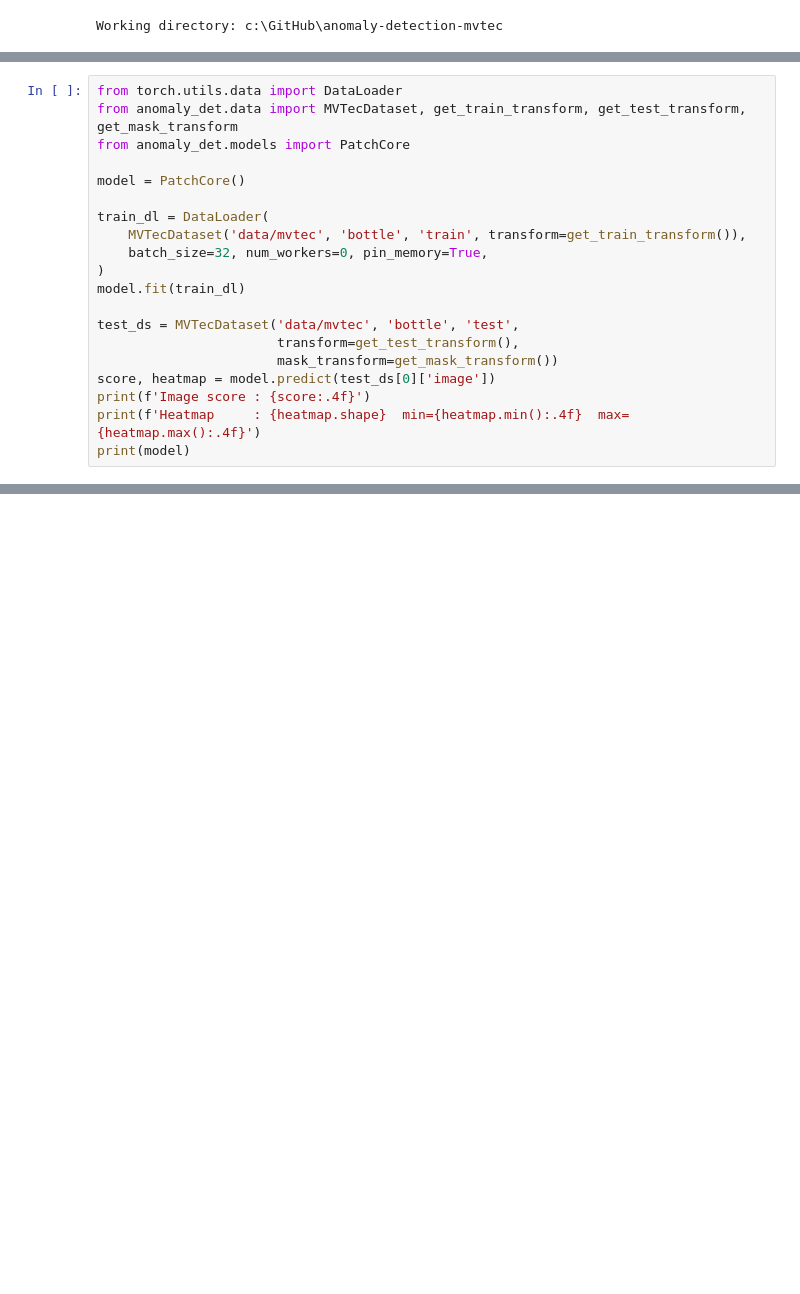
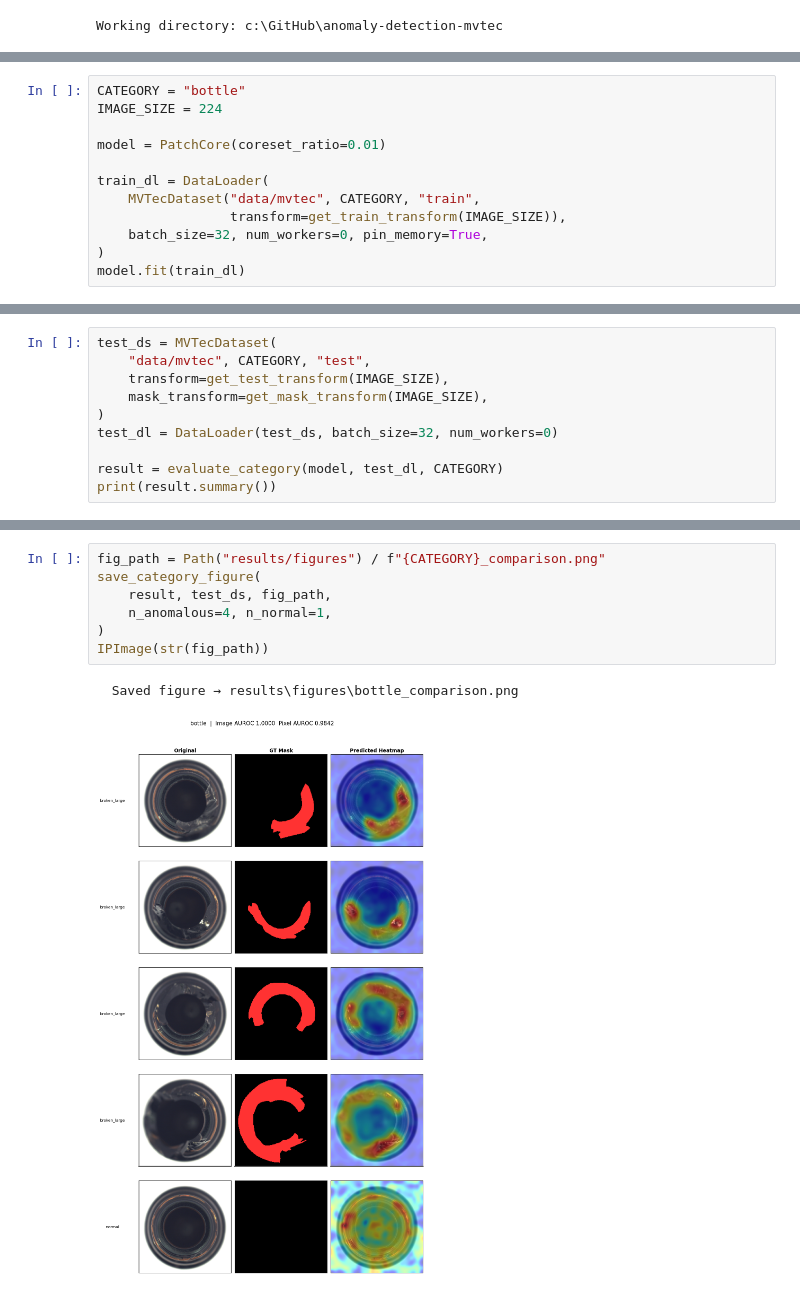
Before and after one commit to slam-wise/anomaly-detection-mvtec, a Jupyter notebook: notebooks/results_walkthrough.ipynb, the cells around one changed output, grey strips where cells are left out. Saved outputs shown, nothing was run; the diff lists cells and outputs as text; blank space fills up the shorter version.

Commit message:
First batch analyzed with PatchCore

```diff
--- a/notebooks/results_walkthrough.ipynb
+++ b/notebooks/results_walkthrough.ipynb
@@ -13,23 +31,15 @@ Working directory: c:\GitHub\anomaly-detection-mvtec
 # %%
-from torch.utils.data import DataLoader
-from anomaly_det.data import MVTecDataset, get_train_transform, get_test_transform, get_mask_transform
-from anomaly_det.models import PatchCore
+CATEGORY = "bottle"
+IMAGE_SIZE = 224
 
-model = PatchCore()
+model = PatchCore(coreset_ratio=0.01)
 
 train_dl = DataLoader(
-    MVTecDataset('data/mvtec', 'bottle', 'train', transform=get_train_transform()),
+    MVTecDataset("data/mvtec", CATEGORY, "train",
+                 transform=get_train_transform(IMAGE_SIZE)),
     batch_size=32, num_workers=0, pin_memory=True,
 )
 model.fit(train_dl)
-
-test_ds = MVTecDataset('data/mvtec', 'bottle', 'test',
-                       transform=get_test_transform(),
-                       mask_transform=get_mask_transform())
-score, heatmap = model.predict(test_ds[0]['image'])
-print(f'Image score : {score:.4f}')
-print(f'Heatmap     : {heatmap.shape}  min={heatmap.min():.4f}  max={heatmap.max():.4f}')
-print(model)
 # %% [output]
 [PatchCore] Building memory bank  (wide_resnet50_2 · layers=['layer2', 'layer3'] · device=cuda)
   Total patches :    163,856
@@ -42,0 +50,10 @@ PatchCore(backbone='wide_resnet50_2', layers=['layer2', 'layer3'], coreset_ratio
+# %%
+test_ds = MVTecDataset(
+    "data/mvtec", CATEGORY, "test",
+    transform=get_test_transform(IMAGE_SIZE),
+    mask_transform=get_mask_transform(IMAGE_SIZE),
+)
+test_dl = DataLoader(test_ds, batch_size=32, num_workers=0)
+
+result = evaluate_category(model, test_dl, CATEGORY)
+print(result.summary())
@@ -42,0 +67,10 @@ PatchCore(backbone='wide_resnet50_2', layers=['layer2', 'layer3'], coreset_ratio
+# %%
+fig_path = Path("results/figures") / f"{CATEGORY}_comparison.png"
+save_category_figure(
+    result, test_ds, fig_path,
+    n_anomalous=4, n_normal=1,
+)
+IPImage(str(fig_path))
+# %% [output]
+  Saved figure → results\figures\bottle_comparison.png
+[figure, added]
```
Also changed, not shown: parts of 5 cells of this notebook, 4 other files.
